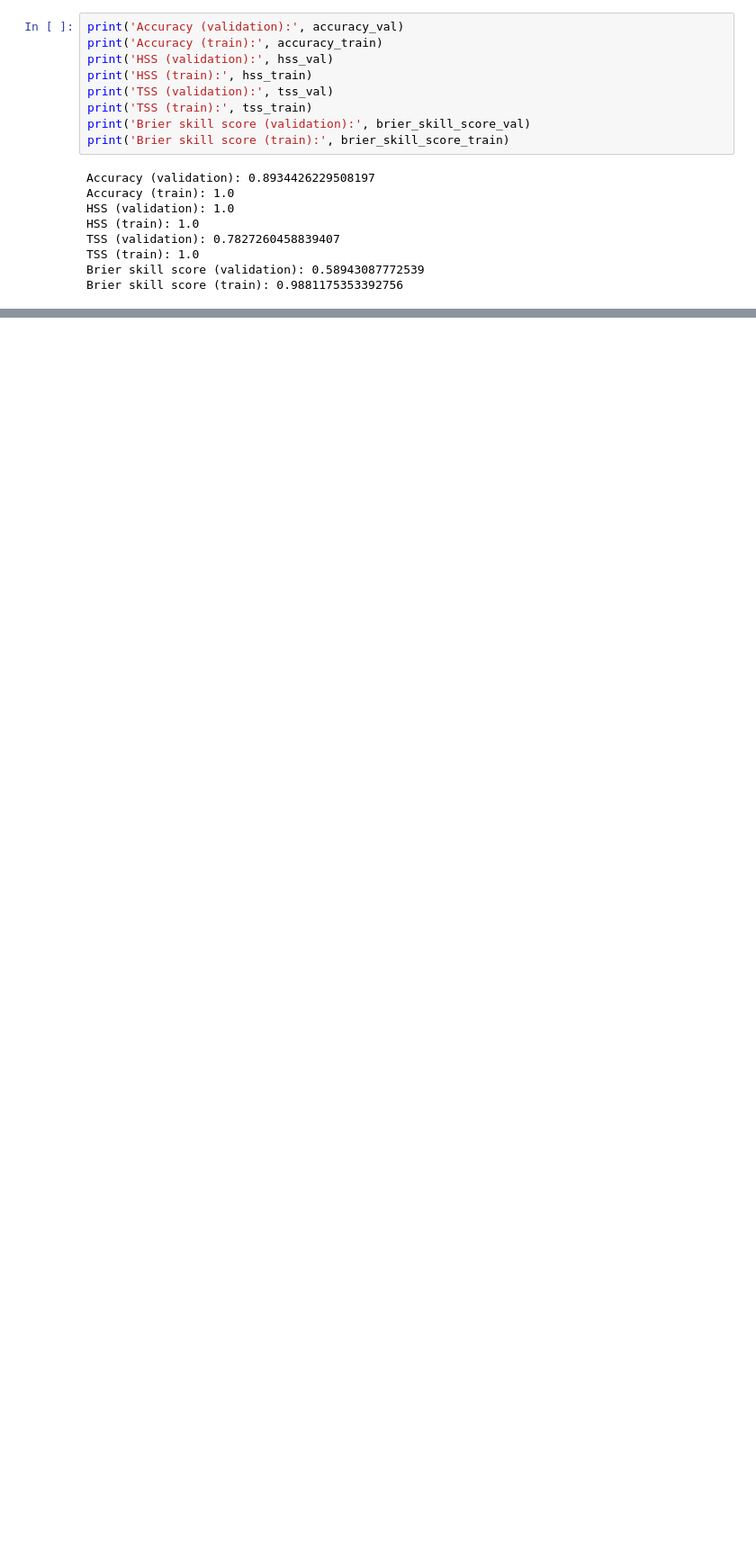
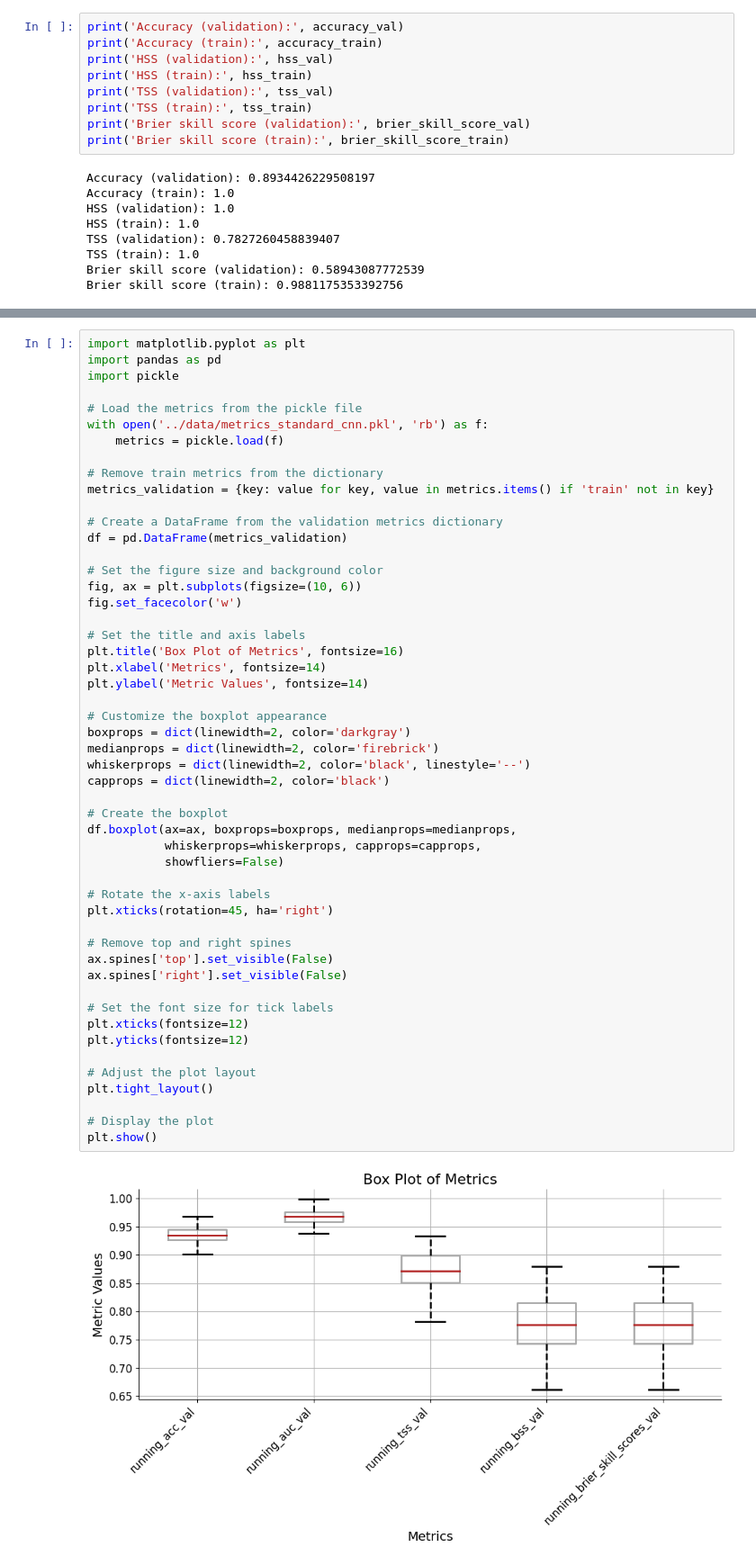
Before and after one commit to brandonlpanos/mvts, a Jupyter notebook: src/scratch.ipynb, the cells around one changed output, grey strips where cells are left out. Shown: that part at 90% size. Saved outputs shown, nothing was run; the diff lists cells and outputs as text; blank space fills up the shorter version.

```diff
--- a/src/scratch.ipynb
+++ b/src/scratch.ipynb
@@ -1442,0 +1524,53 @@ Brier skill score (train): 0.9881175353392756
+# %%
+import matplotlib.pyplot as plt
+import pandas as pd
+import pickle
+
+# Load the metrics from the pickle file
+with open('../data/metrics_standard_cnn.pkl', 'rb') as f:
+    metrics = pickle.load(f)
+
+# Remove train metrics from the dictionary
+metrics_validation = {key: value for key, value in metrics.items() if 'train' not in key}
+
+# Create a DataFrame from the validation metrics dictionary
+df = pd.DataFrame(metrics_validation)
+
+# Set the figure size and background color
+fig, ax = plt.subplots(figsize=(10, 6))
+fig.set_facecolor('w')
+
+# Set the title and axis labels
+plt.title('Box Plot of Metrics', fontsize=16)
+plt.xlabel('Metrics', fontsize=14)
+plt.ylabel('Metric Values', fontsize=14)
+
+# Customize the boxplot appearance
+boxprops = dict(linewidth=2, color='darkgray')
+medianprops = dict(linewidth=2, color='firebrick')
+whiskerprops = dict(linewidth=2, color='black', linestyle='--')
+capprops = dict(linewidth=2, color='black')
+
+# Create the boxplot
+df.boxplot(ax=ax, boxprops=boxprops, medianprops=medianprops,
+           whiskerprops=whiskerprops, capprops=capprops,
+           showfliers=False)
+
+# Rotate the x-axis labels
+plt.xticks(rotation=45, ha='right')
+
+# Remove top and right spines
+ax.spines['top'].set_visible(False)
+ax.spines['right'].set_visible(False)
+
+# Set the font size for tick labels
+plt.xticks(fontsize=12)
+plt.yticks(fontsize=12)
+
+# Adjust the plot layout
+plt.tight_layout()
+
+# Display the plot
+plt.show()
+# %% [output]
+[figure, added]
```
Also changed, not shown: parts of 4 cells of this notebook.
